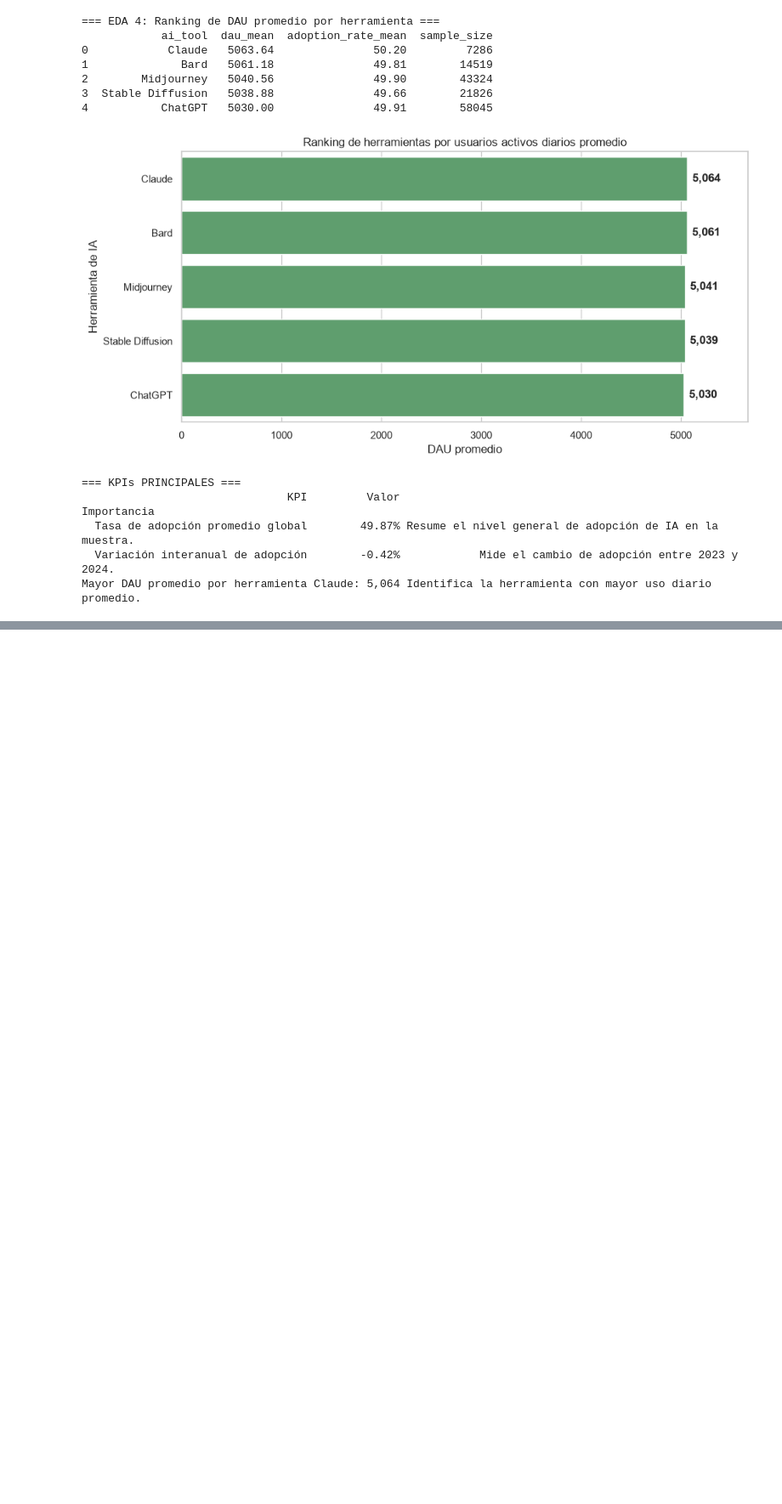
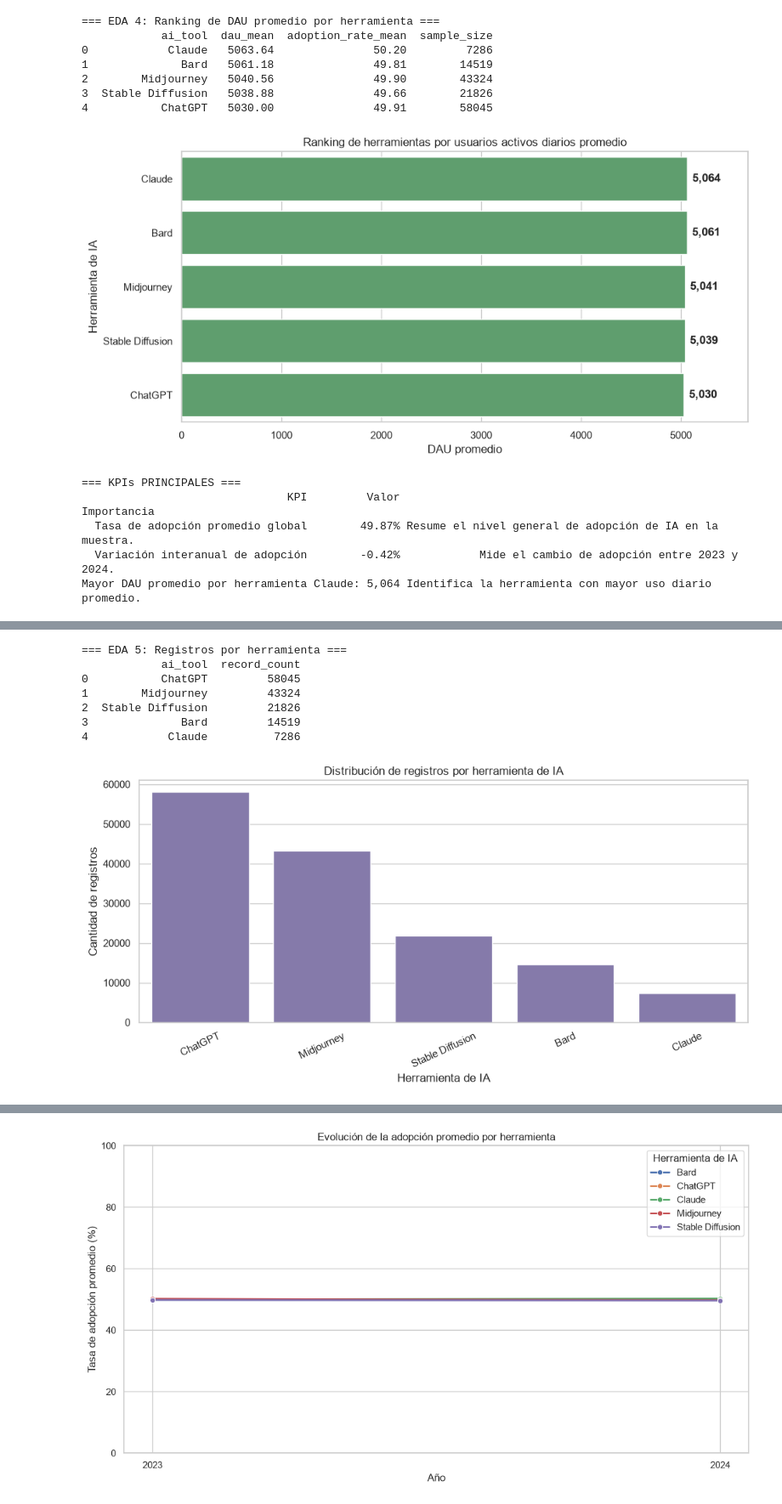
Before and after one commit to Amarilla-Agustin/Final-proyect, a Jupyter notebook: Notebook.ipynb, the cells around one changed output, grey strips where cells are left out. Shown at 85% size. Saved outputs shown, nothing was run; the diff lists cells and outputs as text; code cells hidden in the pictures; blank space fills up the shorter version.

```diff
--- a/Notebook.ipynb
+++ b/Notebook.ipynb
@@ -375,0 +388,71 @@ Mayor DAU promedio por herramienta Claude: 5,064 Identifica la herramienta con m
+# %%
+# ==========================================
+# EDA 5: Distribución de registros por herramienta
+# ==========================================
+tool_counts = (
+    df_clean['ai_tool']
+    .value_counts()
+    .rename_axis('ai_tool')
+    .reset_index(name='record_count')
+)
+
+print('=== EDA 5: Registros por herramienta ===')
+print(tool_counts)
+
+plt.figure(figsize=(10, 5))
+ax = sns.barplot(
+    data=tool_counts,
+    x='ai_tool',
+    y='record_count',
+    order=tool_counts['ai_tool'].tolist(),
+    color='#8172B2',
+    errorbar=None,
+)
+
+ax.set_title('Distribución de registros por herramienta de IA')
+ax.set_xlabel('Herramienta de IA')
+ax.set_ylabel('Cantidad de registros')
+ax.tick_params(axis='x', rotation=25)
+plt.tight_layout()
+plt.show()
+
+# ==========================================
+# EDA 6: Evolución anual por herramienta
+# ==========================================
+yearly_tool_adoption = (
+    df_clean.groupby(['year', 'ai_tool'], observed=True)['adoption_rate']
+    .mean()
+    .reset_index()
+    .sort_values(['year', 'ai_tool'])
+)
+
+print('=== EDA 6: Adopción promedio anual por herramienta ===')
+print(yearly_tool_adoption.round(2))
+
+plt.figure(figsize=(11, 6))
+ax = sns.lineplot(
+    data=yearly_tool_adoption,
+    x='year',
+    y='adoption_rate',
+    hue='ai_tool',
+    marker='o',
+    linewidth=2,
+)
+
+ax.set_title('Evolución de la adopción promedio por herramienta')
+ax.set_xlabel('Año')
+ax.set_ylabel('Tasa de adopción promedio (%)')
+ax.set_xticks(sorted(yearly_tool_adoption['year'].unique()))
+ax.set_ylim(0, 100)
+ax.legend(title='Herramienta de IA')
+plt.tight_layout()
+plt.show()
+# %% [output]
+=== EDA 5: Registros por herramienta ===
+            ai_tool  record_count
+0           ChatGPT         58045
+1        Midjourney         43324
+2  Stable Diffusion         21826
+3              Bard         14519
+4            Claude          7286
+[figure, added]
@@ -375,0 +471 @@ Mayor DAU promedio por herramienta Claude: 5,064 Identifica la herramienta con m
+[figure, added]
```
Also changed, not shown: parts of 6 cells of this notebook.
